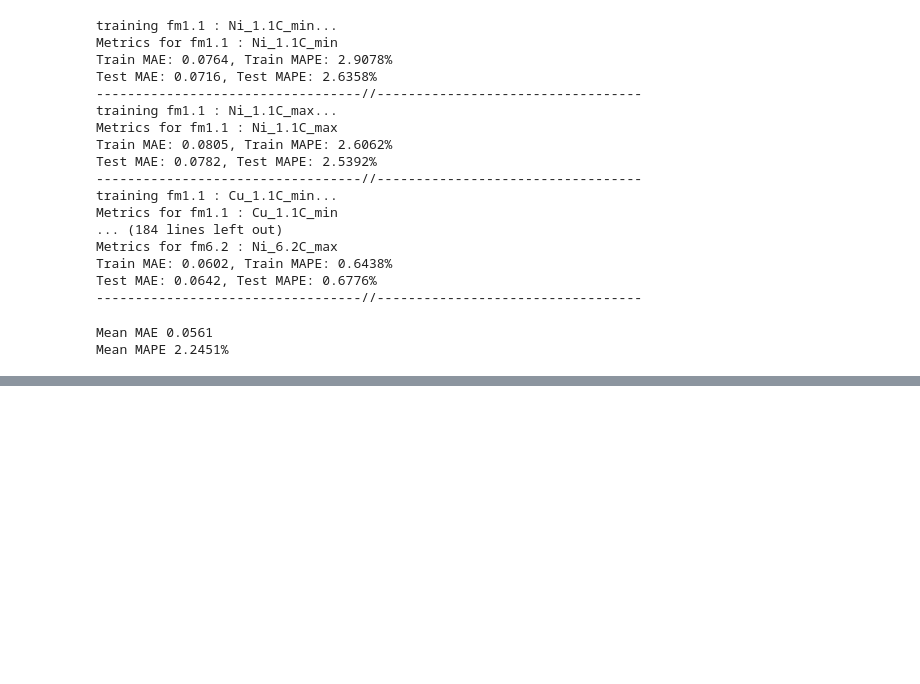
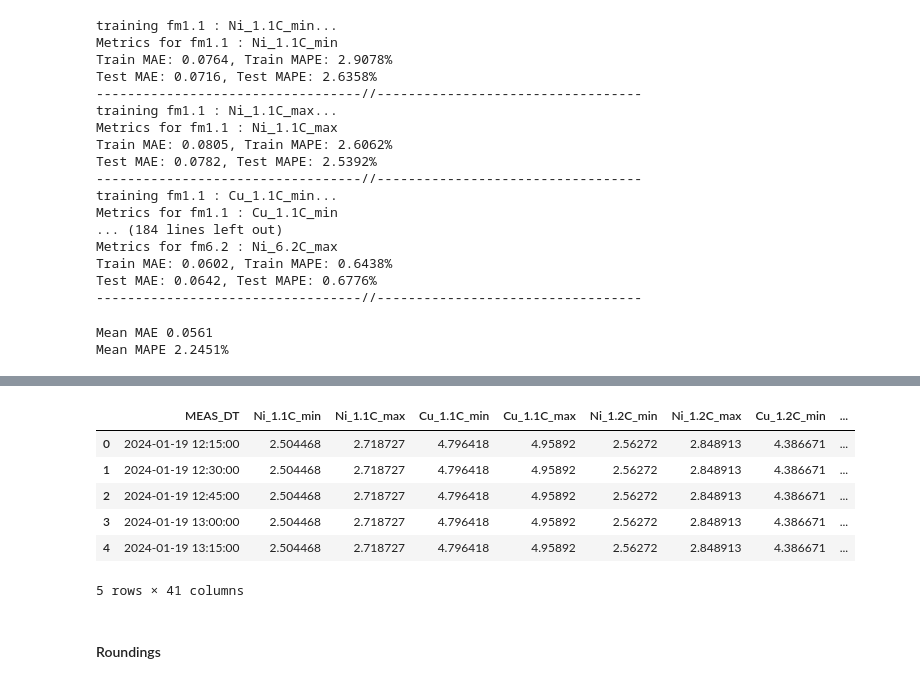
Before and after one commit to fkurushin/Norilskiy-Nickel-Hackathon, a Jupyter notebook: 3.baseline+interactions.ipynb, the cells around one changed output, grey strips where cells are left out. Saved outputs shown, nothing was run; the diff lists cells and outputs as text; code cells hidden in the pictures; blank space fills up the shorter version.

```diff
--- a/3.baseline+interactions.ipynb
+++ b/3.baseline+interactions.ipynb
@@ -126,0 +172,12 @@ Mean MAPE 2.2451%
+# %%
+test_dataframe.head()
+# %% [output]
+|  | MEAS_DT | Ni_1.1C_min | Ni_1.1C_max | Cu_1.1C_min | Cu_1.1C_max | Ni_1.2C_min | Ni_1.2C_max | Cu_1.2C_min | ... |
+| 0 | 2024-01-19 12:15:00 | 2.504468 | 2.718727 | 4.796418 | 4.95892 | 2.56272 | 2.848913 | 4.386671 | ... |
+| 1 | 2024-01-19 12:30:00 | 2.504468 | 2.718727 | 4.796418 | 4.95892 | 2.56272 | 2.848913 | 4.386671 | ... |
+| 2 | 2024-01-19 12:45:00 | 2.504468 | 2.718727 | 4.796418 | 4.95892 | 2.56272 | 2.848913 | 4.386671 | ... |
+| 3 | 2024-01-19 13:00:00 | 2.504468 | 2.718727 | 4.796418 | 4.95892 | 2.56272 | 2.848913 | 4.386671 | ... |
+| 4 | 2024-01-19 13:15:00 | 2.504468 | 2.718727 | 4.796418 | 4.95892 | 2.56272 | 2.848913 | 4.386671 | ... |
+5 rows × 41 columns
+# %% [markdown]
+#### Roundings
```
Also changed, not shown: parts of 11 cells of this notebook, 2 other files.
